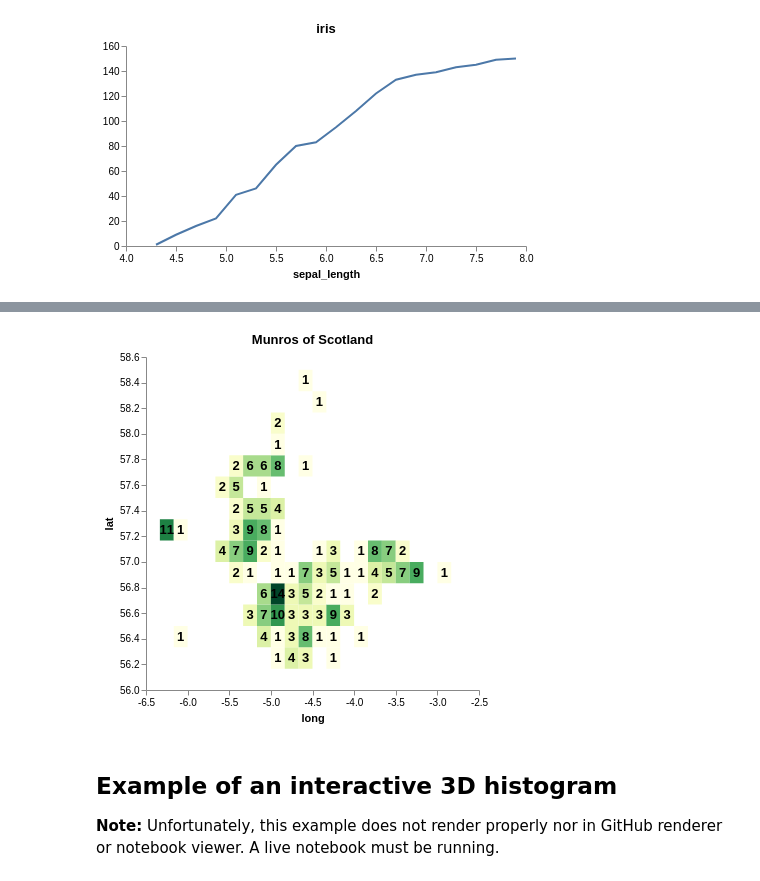
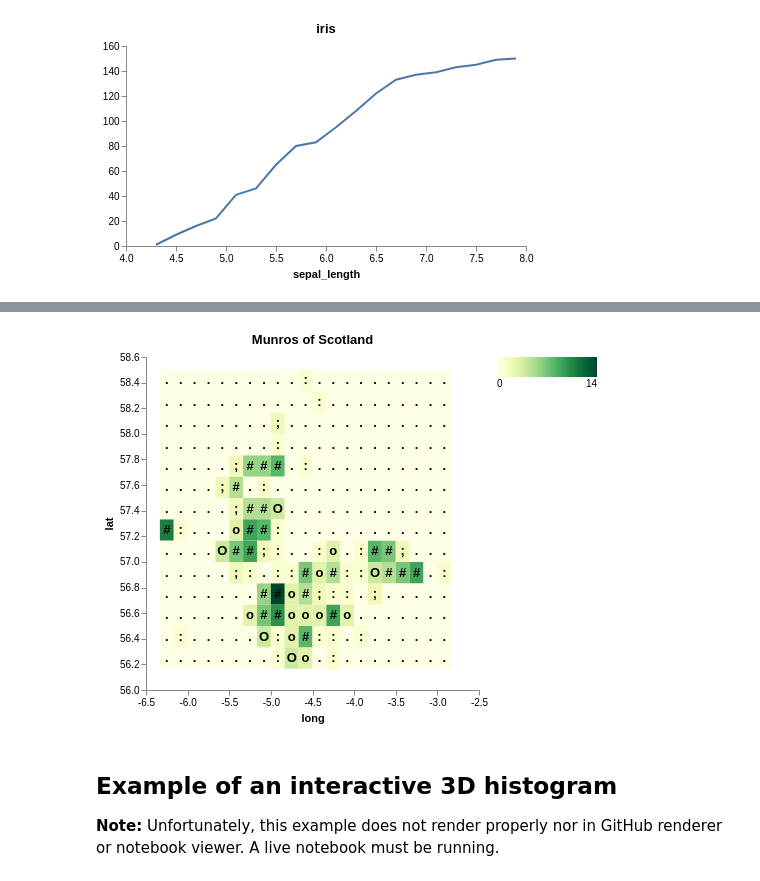
Before and after one commit to janpipek/physt, a Jupyter notebook: doc/vega-examples.ipynb, the cells around one changed output, grey strips where cells are left out. Saved outputs shown, nothing was run; the diff lists cells and outputs as text; code cells hidden in the pictures.

```diff
--- a/doc/vega-examples.ipynb
+++ b/doc/vega-examples.ipynb
@@ -27,10 +27,10 @@ H.plot.line(cumulative=True)
 [figure]
 # %%
 H2 = munros().T
-H2.plot(cmap="YellowGreen", show_values=True, height=333, width=333, show_zero=False)
+H2.plot(cmap="YellowGreen", show_values=True, height=333, width=333, value_format=".:;oO##############".__getitem__)
 # %% [output]
 [interactive output not drawn]
-[figure, old version]
+[figure, new version]
 # %% [markdown]
 ## Example of an interactive 3D histogram
 
```
Also changed, not shown: parts of 1 cell of this notebook, 1 other file.
